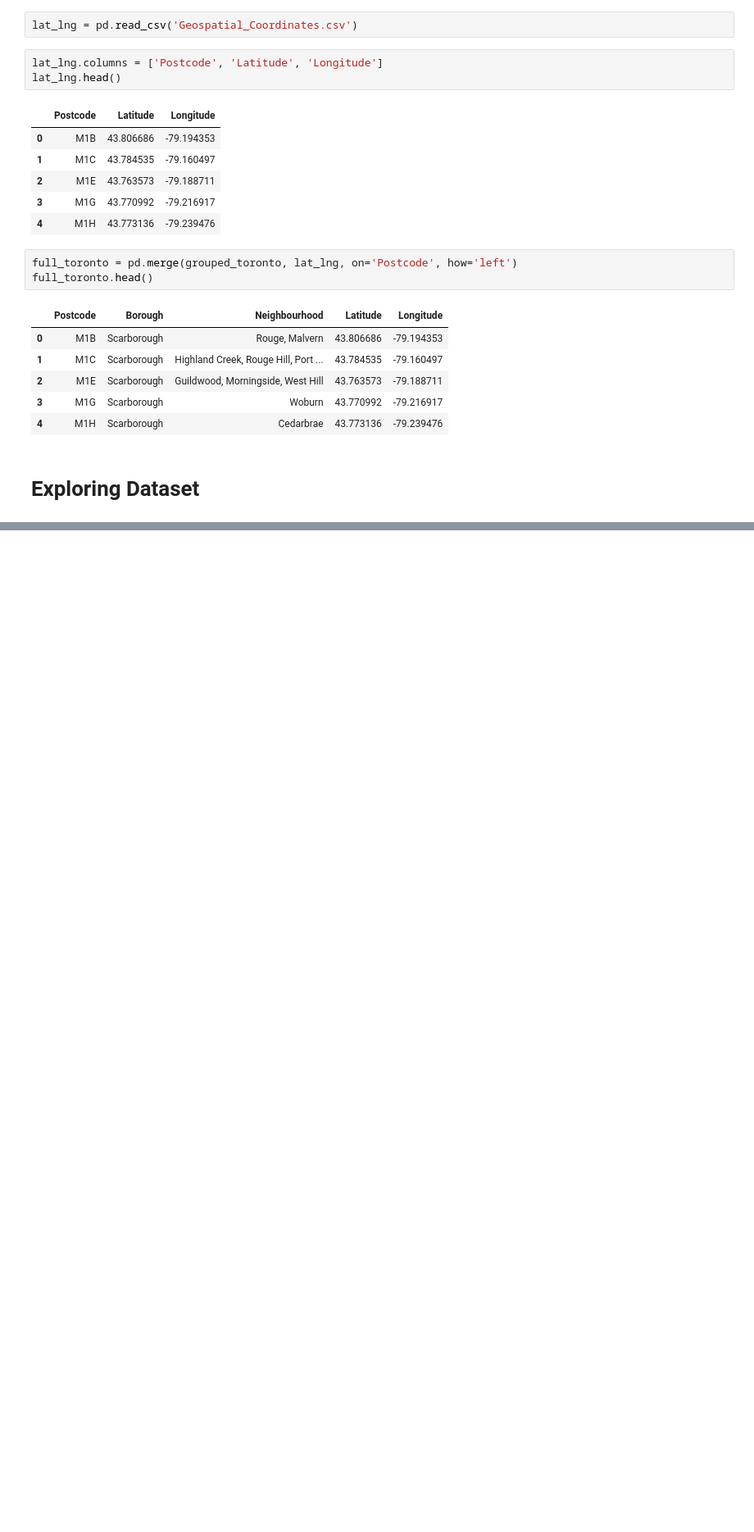
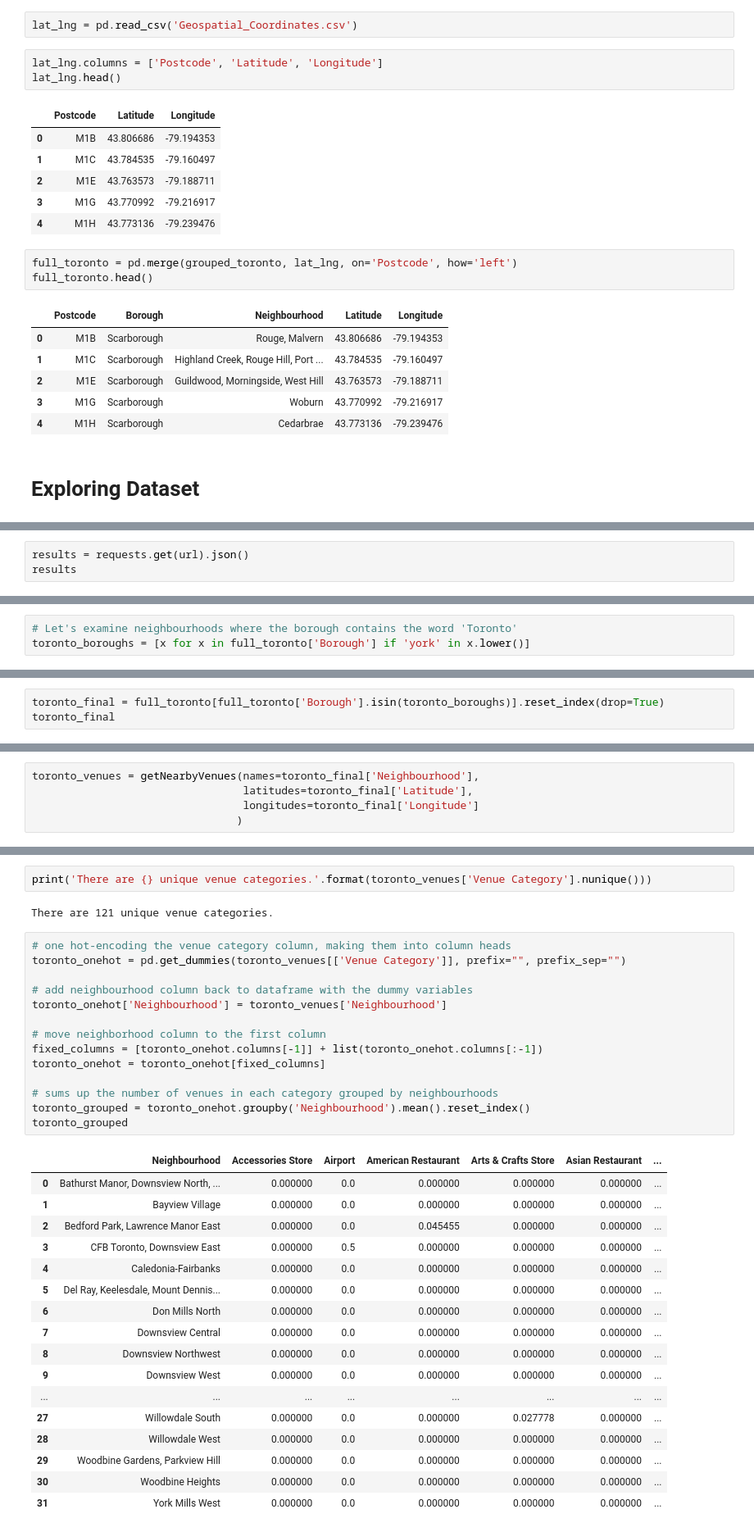
Before and after one commit to cwong690/Applied-Data-Science-Capstone, a Jupyter notebook: Toronto_Boroughs.ipynb, the cells around one changed output, grey strips where cells are left out. Shown at 82% size. Drawn from its saved outputs; the diff is of its cells as text; blank space fills up the shorter version.

```diff
--- a/Toronto_Boroughs.ipynb
+++ b/Toronto_Boroughs.ipynb
@@ -135,0 +225,3 @@ full_toronto.head()
+# %%
+results = requests.get(url).json()
+results
@@ -135,0 +326,3 @@ full_toronto.head()
+# %%
+# Let's examine neighbourhoods where the borough contains the word 'Toronto'
+toronto_boroughs = [x for x in full_toronto['Borough'] if 'york' in x.lower()]
@@ -135,0 +349,3 @@ full_toronto.head()
+# %%
+toronto_final = full_toronto[full_toronto['Borough'].isin(toronto_boroughs)].reset_index(drop=True)
+toronto_final
@@ -135,0 +401,5 @@ full_toronto.head()
+# %%
+toronto_venues = getNearbyVenues(names=toronto_final['Neighbourhood'],
+                                 latitudes=toronto_final['Latitude'],
+                                 longitudes=toronto_final['Longitude']
+                                )
@@ -135,0 +460,36 @@ full_toronto.head()
+# %%
+print('There are {} unique venue categories.'.format(toronto_venues['Venue Category'].nunique()))
+# %% [output]
+There are 121 unique venue categories.
+# %%
+# one hot-encoding the venue category column, making them into column heads
+toronto_onehot = pd.get_dummies(toronto_venues[['Venue Category']], prefix="", prefix_sep="")
+
+# add neighbourhood column back to dataframe with the dummy variables
+toronto_onehot['Neighbourhood'] = toronto_venues['Neighbourhood']
+
+# move neighborhood column to the first column
+fixed_columns = [toronto_onehot.columns[-1]] + list(toronto_onehot.columns[:-1])
+toronto_onehot = toronto_onehot[fixed_columns]
+
+# sums up the number of venues in each category grouped by neighbourhoods
+toronto_grouped = toronto_onehot.groupby('Neighbourhood').mean().reset_index()
+toronto_grouped
+# %% [output]
+|  | Neighbourhood | Accessories Store | Airport | American Restaurant | Arts & Crafts Store | Asian Restaurant | ... |
+| 0 | Bathurst Manor, Downsview North, ... | 0.000000 | 0.0 | 0.000000 | 0.000000 | 0.000000 | ... |
+| 1 | Bayview Village | 0.000000 | 0.0 | 0.000000 | 0.000000 | 0.000000 | ... |
+| 2 | Bedford Park, Lawrence Manor East | 0.000000 | 0.0 | 0.045455 | 0.000000 | 0.000000 | ... |
+| 3 | CFB Toronto, Downsview East | 0.000000 | 0.5 | 0.000000 | 0.000000 | 0.000000 | ... |
+| 4 | Caledonia-Fairbanks | 0.000000 | 0.0 | 0.000000 | 0.000000 | 0.000000 | ... |
+| 5 | Del Ray, Keelesdale, Mount Dennis... | 0.000000 | 0.0 | 0.000000 | 0.000000 | 0.000000 | ... |
+| 6 | Don Mills North | 0.000000 | 0.0 | 0.000000 | 0.000000 | 0.000000 | ... |
+| 7 | Downsview Central | 0.000000 | 0.0 | 0.000000 | 0.000000 | 0.000000 | ... |
+| 8 | Downsview Northwest | 0.000000 | 0.0 | 0.000000 | 0.000000 | 0.000000 | ... |
+| 9 | Downsview West | 0.000000 | 0.0 | 0.000000 | 0.000000 | 0.000000 | ... |
+| ... | ... | ... | ... | ... | ... | ... | ... |
+| 27 | Willowdale South | 0.000000 | 0.0 | 0.000000 | 0.027778 | 0.000000 | ... |
+| 28 | Willowdale West | 0.000000 | 0.0 | 0.000000 | 0.000000 | 0.000000 | ... |
+| 29 | Woodbine Gardens, Parkview Hill | 0.000000 | 0.0 | 0.000000 | 0.000000 | 0.000000 | ... |
+| 30 | Woodbine Heights | 0.000000 | 0.0 | 0.000000 | 0.000000 | 0.000000 | ... |
+| 31 | York Mills West | 0.000000 | 0.0 | 0.000000 | 0.000000 | 0.000000 | ... |
```
Also changed, not shown: parts of 35 cells of this notebook.
